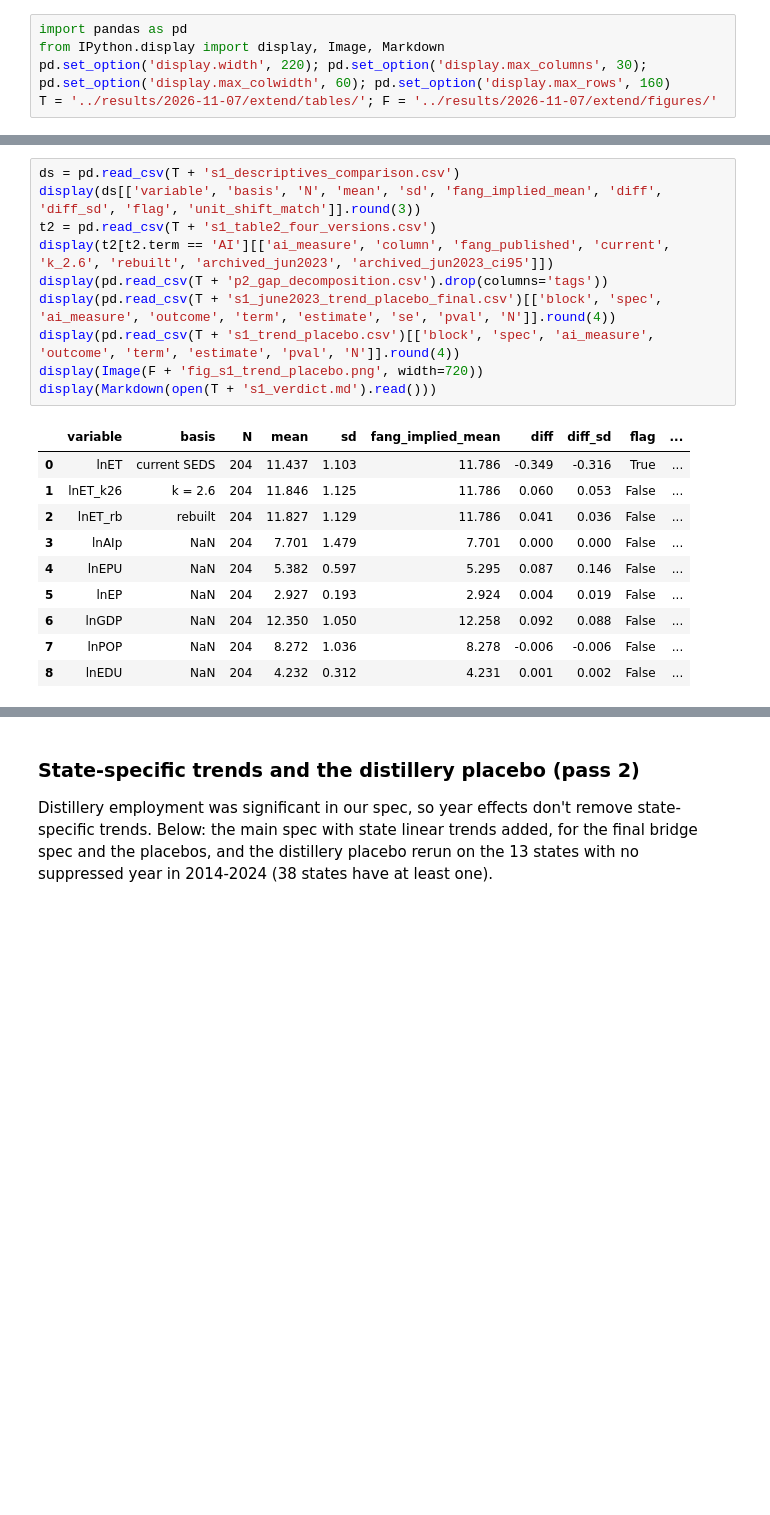
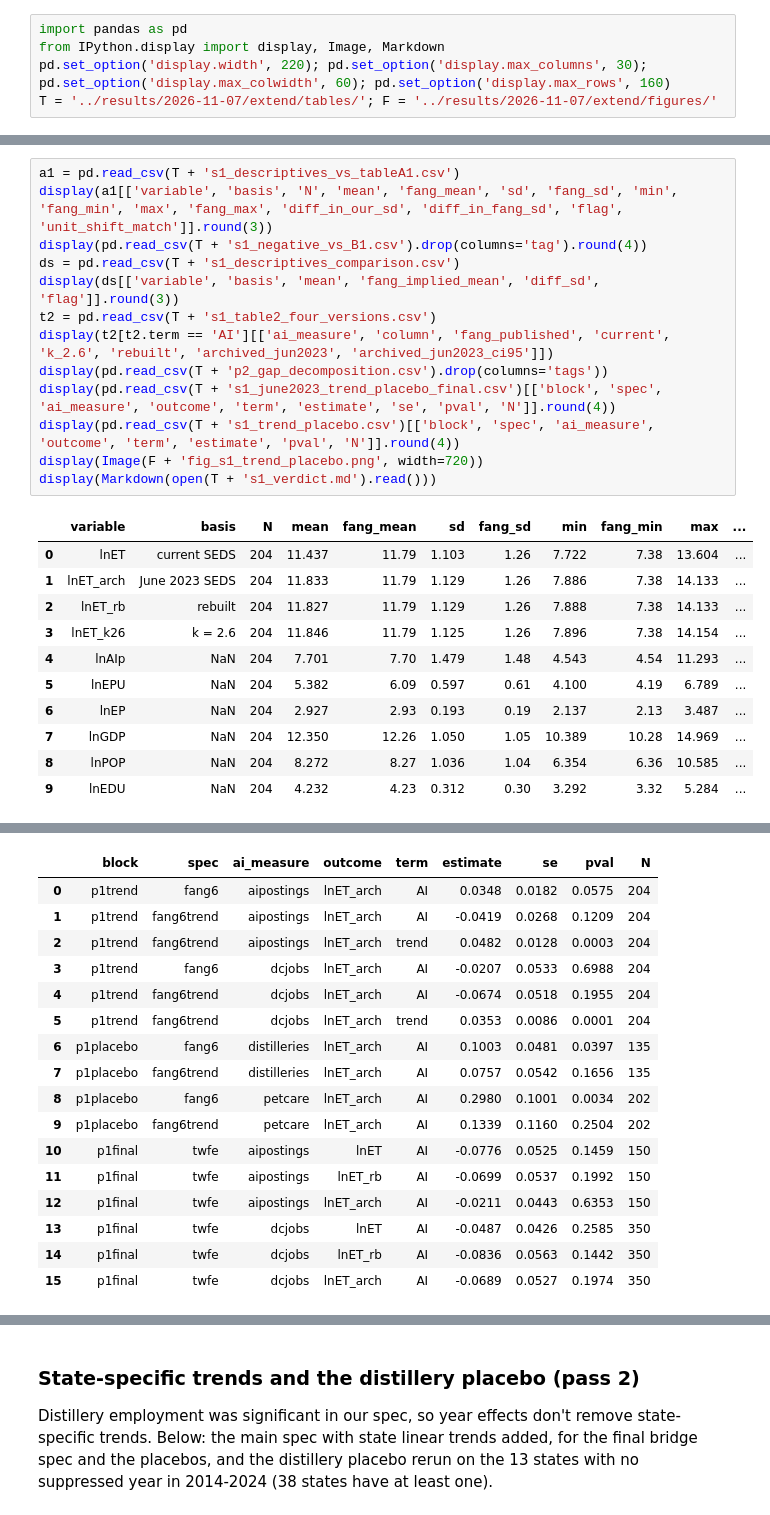
Before and after one commit to SHLEW06/econ499r-ai-renewables, a Jupyter notebook: notebooks/09_extend.ipynb, the cells around one changed output, grey strips where cells are left out. Cells and saved outputs as stored; diff of their text form; blank space fills up the shorter version.

```diff
--- a/notebooks/09_extend.ipynb
+++ b/notebooks/09_extend.ipynb
@@ -20,23 +20,27 @@ T = '../results/2026-11-07/extend/tables/'; F = '../results/2026-11-07/extend/fi
 
 $$\ln ET_{it} = \beta_1 \ln X_{it} + \beta_2 \ln EPU_{it} + \textstyle\sum_k \beta_k \ln CV_{kit} + [\delta\, t] + \alpha_i + \varepsilon_{it},\quad X \in \{AI,\ \text{distillery jobs},\ \text{pet-care jobs}\}$$
 # %%
+a1 = pd.read_csv(T + 's1_descriptives_vs_tableA1.csv')
+display(a1[['variable', 'basis', 'N', 'mean', 'fang_mean', 'sd', 'fang_sd', 'min', 'fang_min', 'max', 'fang_max', 'diff_in_our_sd', 'diff_in_fang_sd', 'flag', 'unit_shift_match']].round(3))
+display(pd.read_csv(T + 's1_negative_vs_B1.csv').drop(columns='tag').round(4))
 ds = pd.read_csv(T + 's1_descriptives_comparison.csv')
-display(ds[['variable', 'basis', 'N', 'mean', 'sd', 'fang_implied_mean', 'diff', 'diff_sd', 'flag', 'unit_shift_match']].round(3))
+display(ds[['variable', 'basis', 'mean', 'fang_implied_mean', 'diff_sd', 'flag']].round(3))
 t2 = pd.read_csv(T + 's1_table2_four_versions.csv')
 display(t2[t2.term == 'AI'][['ai_measure', 'column', 'fang_published', 'current', 'k_2.6', 'rebuilt', 'archived_jun2023', 'archived_jun2023_ci95']])
 display(pd.read_csv(T + 'p2_gap_decomposition.csv').drop(columns='tags'))
 display(pd.read_csv(T + 's1_june2023_trend_placebo_final.csv')[['block', 'spec', 'ai_measure', 'outcome', 'term', 'estimate', 'se', 'pval', 'N']].round(4))
 display(pd.read_csv(T + 's1_trend_placebo.csv')[['block', 'spec', 'ai_measure', 'outcome', 'term', 'estimate', 'pval', 'N']].round(4))
 display(Image(F + 'fig_s1_trend_placebo.png', width=720))
 display(Markdown(open(T + 's1_verdict.md').read()))
 # %% [output]
-|  | variable | basis | N | mean | sd | fang_implied_mean | diff | diff_sd | flag | ... |
-| 0 | lnET | current SEDS | 204 | 11.437 | 1.103 | 11.786 | -0.349 | -0.316 | True | ... |
-| 1 | lnET_k26 | k = 2.6 | 204 | 11.846 | 1.125 | 11.786 | 0.060 | 0.053 | False | ... |
-| 2 | lnET_rb | rebuilt | 204 | 11.827 | 1.129 | 11.786 | 0.041 | 0.036 | False | ... |
-| 3 | lnAIp | NaN | 204 | 7.701 | 1.479 | 7.701 | 0.000 | 0.000 | False | ... |
-| 4 | lnEPU | NaN | 204 | 5.382 | 0.597 | 5.295 | 0.087 | 0.146 | False | ... |
-| 5 | lnEP | NaN | 204 | 2.927 | 0.193 | 2.924 | 0.004 | 0.019 | False | ... |
-| 6 | lnGDP | NaN | 204 | 12.350 | 1.050 | 12.258 | 0.092 | 0.088 | False | ... |
-| 7 | lnPOP | NaN | 204 | 8.272 | 1.036 | 8.278 | -0.006 | -0.006 | False | ... |
-| 8 | lnEDU | NaN | 204 | 4.232 | 0.312 | 4.231 | 0.001 | 0.002 | False | ... |
+|  | variable | basis | N | mean | fang_mean | sd | fang_sd | min | fang_min | max | ... |
+| 0 | lnET | current SEDS | 204 | 11.437 | 11.79 | 1.103 | 1.26 | 7.722 | 7.38 | 13.604 | ... |
+| 1 | lnET_arch | June 2023 SEDS | 204 | 11.833 | 11.79 | 1.129 | 1.26 | 7.886 | 7.38 | 14.133 | ... |
+| 2 | lnET_rb | rebuilt | 204 | 11.827 | 11.79 | 1.129 | 1.26 | 7.888 | 7.38 | 14.133 | ... |
+| 3 | lnET_k26 | k = 2.6 | 204 | 11.846 | 11.79 | 1.125 | 1.26 | 7.896 | 7.38 | 14.154 | ... |
+| 4 | lnAIp | NaN | 204 | 7.701 | 7.70 | 1.479 | 1.48 | 4.543 | 4.54 | 11.293 | ... |
+| 5 | lnEPU | NaN | 204 | 5.382 | 6.09 | 0.597 | 0.61 | 4.100 | 4.19 | 6.789 | ... |
+| 6 | lnEP | NaN | 204 | 2.927 | 2.93 | 0.193 | 0.19 | 2.137 | 2.13 | 3.487 | ... |
+| 7 | lnGDP | NaN | 204 | 12.350 | 12.26 | 1.050 | 1.05 | 10.389 | 10.28 | 14.969 | ... |
+| 8 | lnPOP | NaN | 204 | 8.272 | 8.27 | 1.036 | 1.04 | 6.354 | 6.36 | 10.585 | ... |
+| 9 | lnEDU | NaN | 204 | 4.232 | 4.23 | 0.312 | 0.30 | 3.292 | 3.32 | 5.284 | ... |
@@ -96,0 +84,17 @@ display(Markdown(open(T + 's1_verdict.md').read()))
+|  | block | spec | ai_measure | outcome | term | estimate | se | pval | N |
+| 0 | p1trend | fang6 | aipostings | lnET_arch | AI | 0.0348 | 0.0182 | 0.0575 | 204 |
+| 1 | p1trend | fang6trend | aipostings | lnET_arch | AI | -0.0419 | 0.0268 | 0.1209 | 204 |
+| 2 | p1trend | fang6trend | aipostings | lnET_arch | trend | 0.0482 | 0.0128 | 0.0003 | 204 |
+| 3 | p1trend | fang6 | dcjobs | lnET_arch | AI | -0.0207 | 0.0533 | 0.6988 | 204 |
+| 4 | p1trend | fang6trend | dcjobs | lnET_arch | AI | -0.0674 | 0.0518 | 0.1955 | 204 |
+| 5 | p1trend | fang6trend | dcjobs | lnET_arch | trend | 0.0353 | 0.0086 | 0.0001 | 204 |
+| 6 | p1placebo | fang6 | distilleries | lnET_arch | AI | 0.1003 | 0.0481 | 0.0397 | 135 |
+| 7 | p1placebo | fang6trend | distilleries | lnET_arch | AI | 0.0757 | 0.0542 | 0.1656 | 135 |
+| 8 | p1placebo | fang6 | petcare | lnET_arch | AI | 0.2980 | 0.1001 | 0.0034 | 202 |
+| 9 | p1placebo | fang6trend | petcare | lnET_arch | AI | 0.1339 | 0.1160 | 0.2504 | 202 |
+| 10 | p1final | twfe | aipostings | lnET | AI | -0.0776 | 0.0525 | 0.1459 | 150 |
+| 11 | p1final | twfe | aipostings | lnET_rb | AI | -0.0699 | 0.0537 | 0.1992 | 150 |
+| 12 | p1final | twfe | aipostings | lnET_arch | AI | -0.0211 | 0.0443 | 0.6353 | 150 |
+| 13 | p1final | twfe | dcjobs | lnET | AI | -0.0487 | 0.0426 | 0.2585 | 350 |
+| 14 | p1final | twfe | dcjobs | lnET_rb | AI | -0.0836 | 0.0563 | 0.1442 | 350 |
+| 15 | p1final | twfe | dcjobs | lnET_arch | AI | -0.0689 | 0.0527 | 0.1974 | 350 |
```
Also changed, not shown: parts of 4 cells of this notebook, 26 other files.
